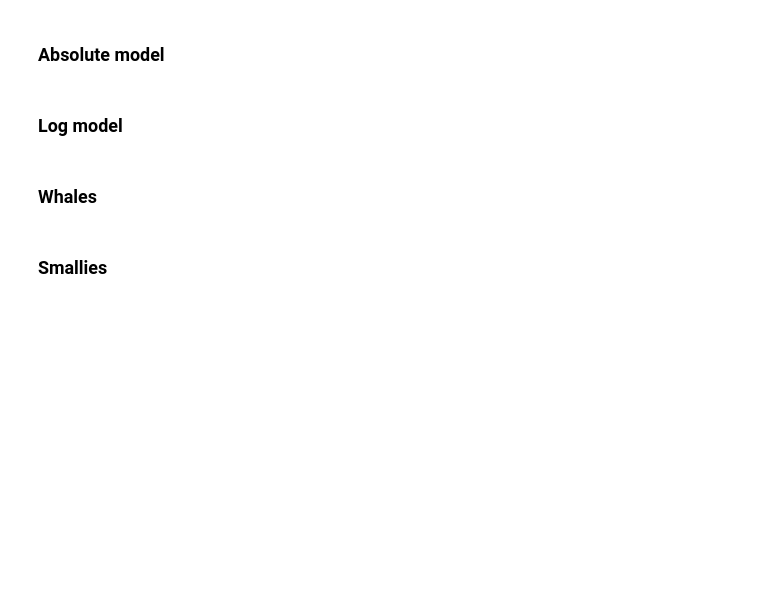
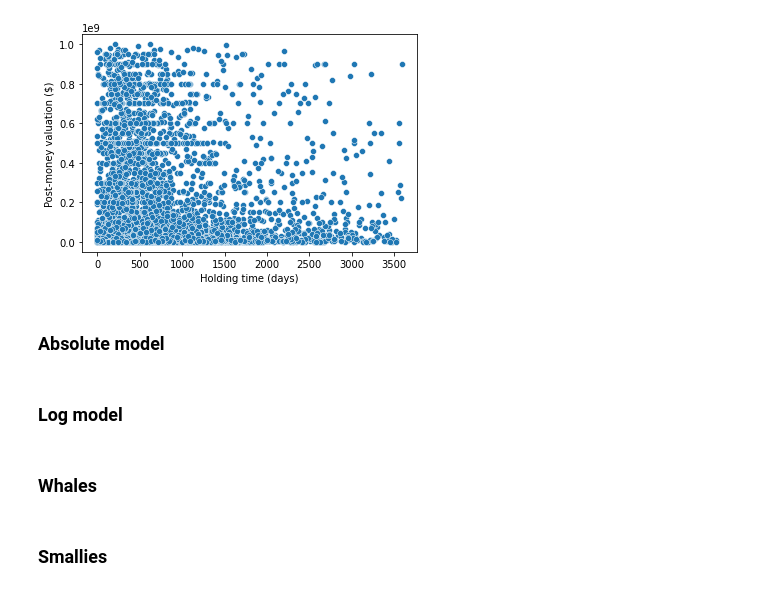
Before and after one commit to technometrics-lab/17-Venture-Capital-Risk-and-Return, a Jupyter notebook: src/notebooks/pmv_regression.ipynb, the cells around one changed output. Saved outputs shown, nothing was run; the diff lists cells and outputs as text; code cells hidden in the pictures; blank space fills up the shorter version.

```diff
--- a/src/notebooks/pmv_regression.ipynb
+++ b/src/notebooks/pmv_regression.ipynb
@@ -113,6 +114,17 @@ log_pmv = np.log(observed.post_money_valuation_usd)
 observed = observed[(11 < log_pmv) & (log_pmv < 24)]
 # %%
 y = observed.post_money_valuation_usd
+# %%
+import seaborn as sns
+
+df = observed[observed.holding_time < 3600]
+df = df[df.post_money_valuation_usd < 1e9]
+sns.scatterplot(x=df.holding_time, y=df.post_money_valuation_usd)
+plt.xlabel('Holding time (days)')
+plt.ylabel('Post-money valuation ($)')
+plt.savefig('figures/holding-pmv.pdf')
+# %% [output]
+[figure, added]
 # %%
 from sklearn.model_selection import GridSearchCV
 from sklearn.model_selection import train_test_split
```
Also changed, not shown: parts of 4 cells of this notebook, 1 other file.
